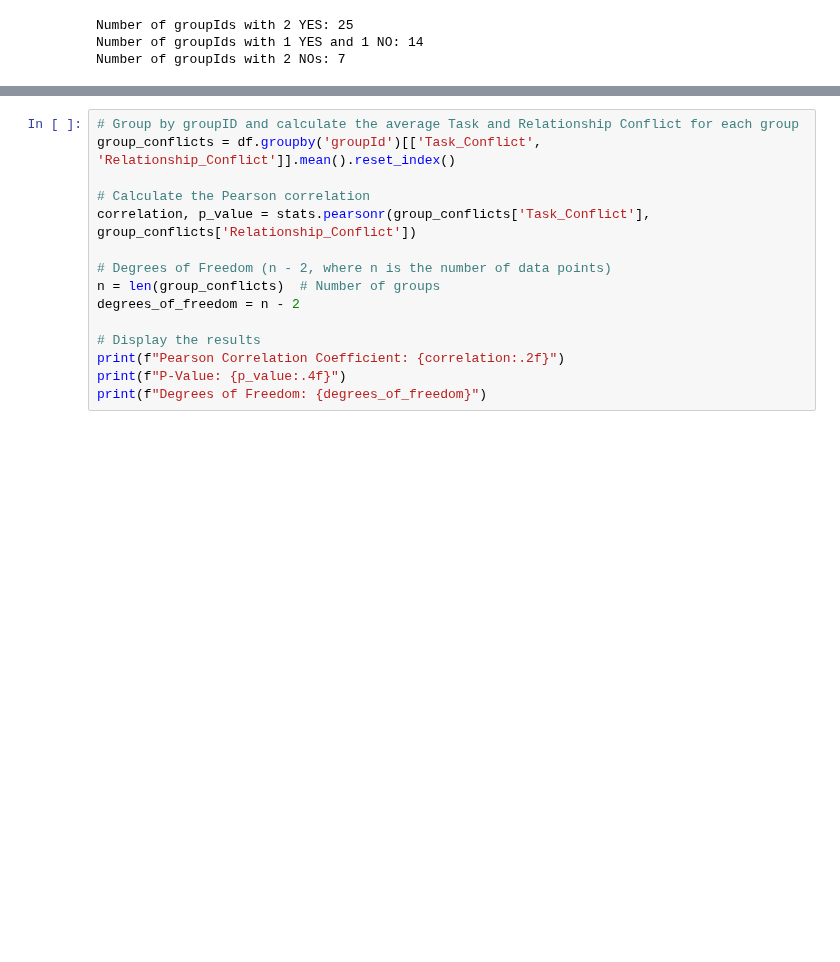
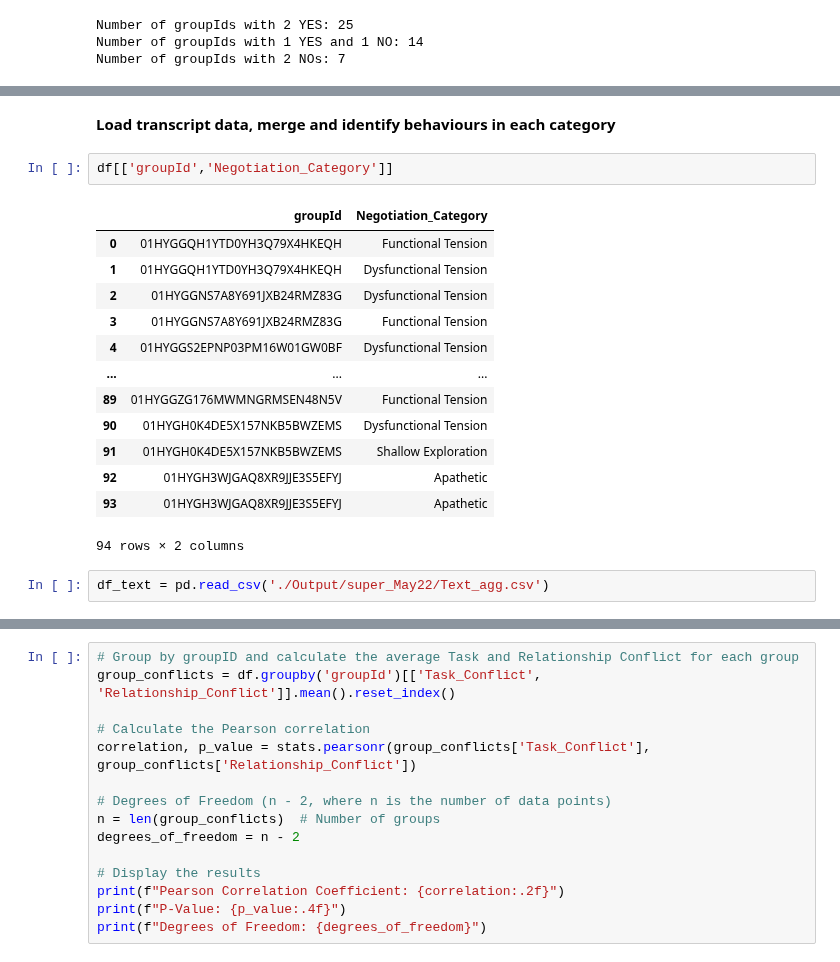
Before and after one commit to bbevis/Con2vec, a Jupyter notebook: Python/EDA_convo_segmentation.ipynb, the cells around one changed output, grey strips where cells are left out. Saved outputs shown, nothing was run; the diff lists cells and outputs as text; blank space fills up the shorter version.

```diff
--- a/Python/EDA_convo_segmentation.ipynb
+++ b/Python/EDA_convo_segmentation.ipynb
@@ -142,0 +185,20 @@ df['team_viability'] = df[['post_negotiation_viability_1', 'post_negotiation_via
+# %% [markdown]
+**Load transcript data, merge and identify behaviours in each category**
+# %%
+df[['groupId','Negotiation_Category']]
+# %% [output]
+|  | groupId | Negotiation_Category |
+| 0 | 01HYGGQH1YTD0YH3Q79X4HKEQH | Functional Tension |
+| 1 | 01HYGGQH1YTD0YH3Q79X4HKEQH | Dysfunctional Tension |
+| 2 | 01HYGGNS7A8Y691JXB24RMZ83G | Dysfunctional Tension |
+| 3 | 01HYGGNS7A8Y691JXB24RMZ83G | Functional Tension |
+| 4 | 01HYGGS2EPNP03PM16W01GW0BF | Dysfunctional Tension |
+| ... | ... | ... |
+| 89 | 01HYGGZG176MWMNGRMSEN48N5V | Functional Tension |
+| 90 | 01HYGH0K4DE5X157NKB5BWZEMS | Dysfunctional Tension |
+| 91 | 01HYGH0K4DE5X157NKB5BWZEMS | Shallow Exploration |
+| 92 | 01HYGH3WJGAQ8XR9JJE3S5EFYJ | Apathetic |
+| 93 | 01HYGH3WJGAQ8XR9JJE3S5EFYJ | Apathetic |
+94 rows × 2 columns
+# %%
+df_text = pd.read_csv('./Output/super_May22/Text_agg.csv')
```
Also changed, not shown: parts of 8 cells of this notebook, 14 other files.
